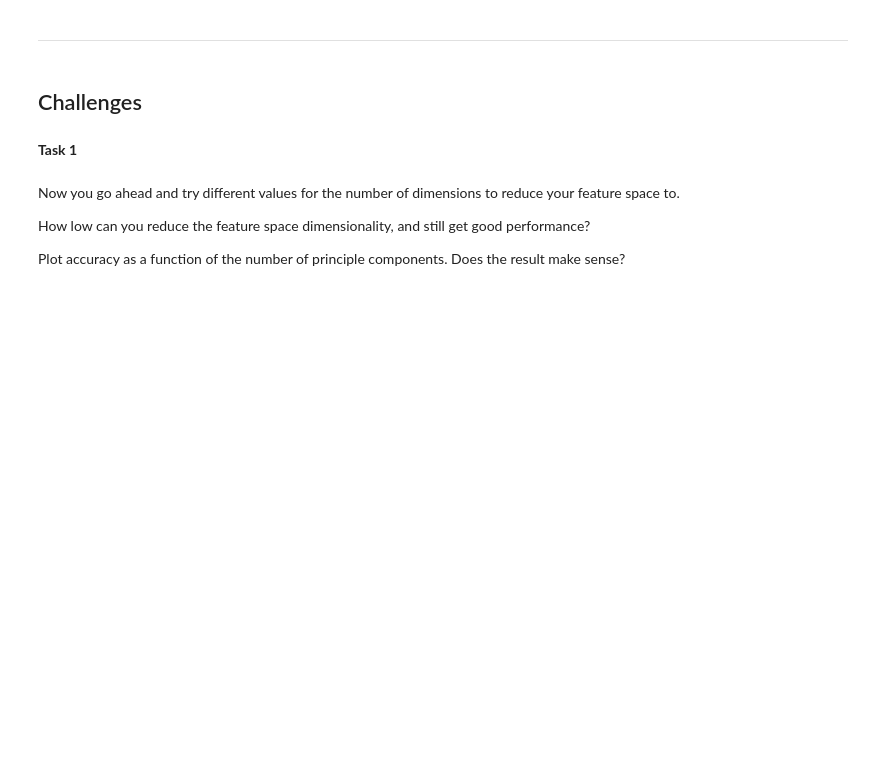
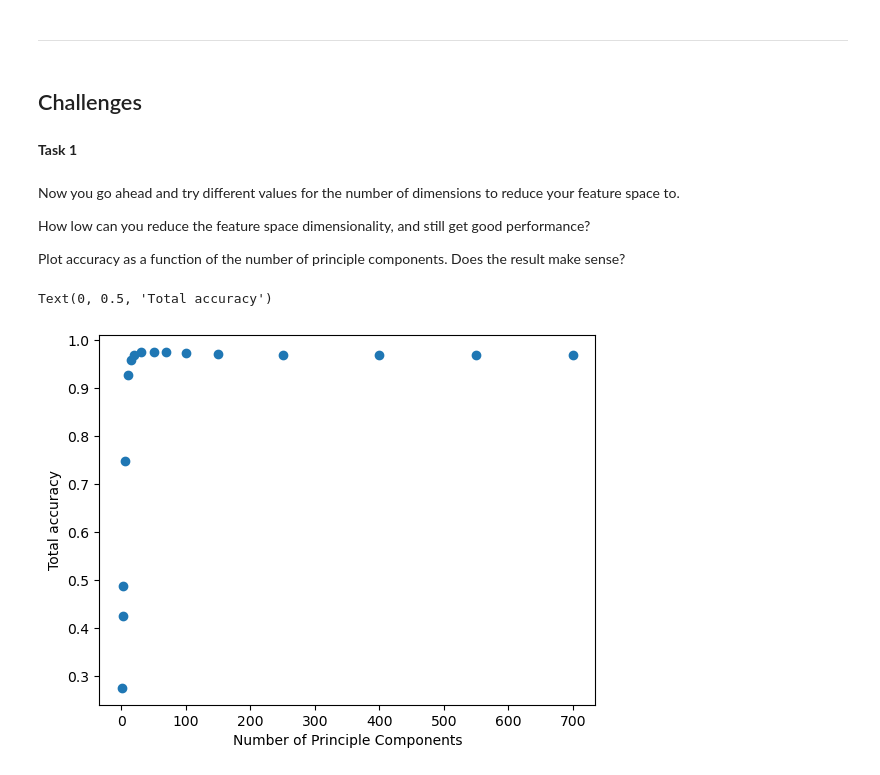
Before and after one commit to aleylani/Machine-Learning, a Jupyter notebook: notebooks/week7_lab03_PCA - MNIST.ipynb, the cells around one changed output. Saved outputs shown, nothing was run; the diff lists cells and outputs as text; code cells hidden in the pictures; blank space fills up the shorter version.

```diff
--- a/notebooks/week7_lab03_PCA - MNIST.ipynb
+++ b/notebooks/week7_lab03_PCA - MNIST.ipynb
@@ -143,3 +227,37 @@ Now you go ahead and try different values for the number of dimensions to reduce
 How low can you reduce the feature space dimensionality, and still get good performance?
 
 Plot accuracy as a function of the number of principle components. Does the result make sense?
+# %%
+accuracies = []
+
+number_of_principal_components = [1,2,3,5,10,15,20,30,50,70,100,150,250,400,550,700]
+
+for number in number_of_principal_components:
+
+    pca = PCA(n_components=number)
+
+    # fit our PCA to the train_val set
+    pca_transformer = pca.fit(X_train)
+
+    # transform both train_val and test sets using the fitted transformer
+    X_train_pca = pca.transform(X_train)
+    X_test_pca = pca.transform(X_test)
+
+
+    # convert the reduced dimensions to dataframes
+    X_train_reduced = pd.DataFrame(X_train_pca)
+    X_test_reduced = pd.DataFrame(X_test_pca)
+
+    knn = KNeighborsClassifier()
+    knn.fit(X_train_reduced, y_train)
+
+    knn_pred = knn.predict(X_test_reduced)
+
+    accuracies.append(accuracy_score(y_test, knn_pred))
+# %%
+plt.scatter(number_of_principal_components[:], accuracies[:])
+plt.xlabel('Number of Principle Components')
+plt.ylabel('Total accuracy')
+# %% [output]
+Text(0, 0.5, 'Total accuracy')
+[figure, added]
```
Also changed, not shown: parts of 9 cells of this notebook.
